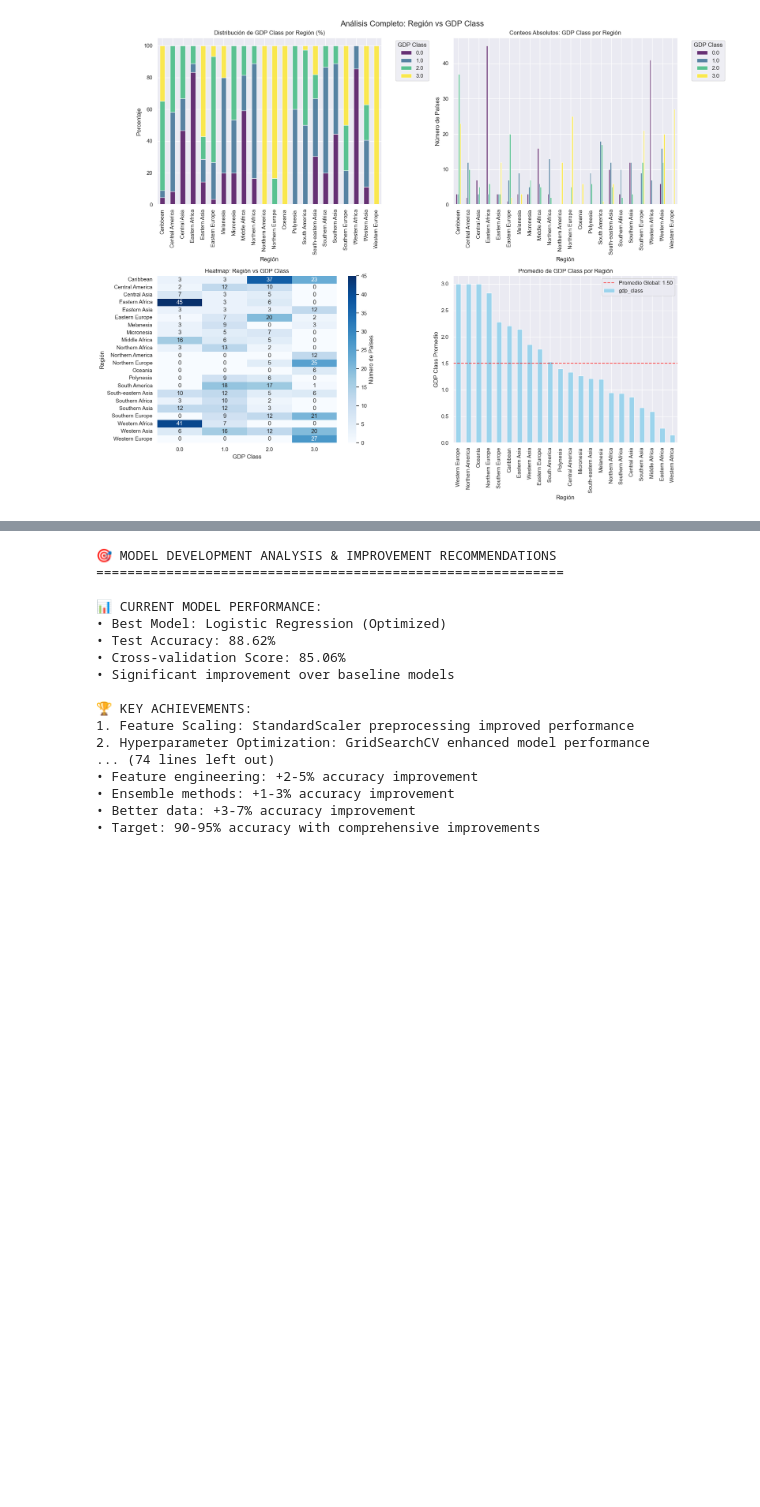
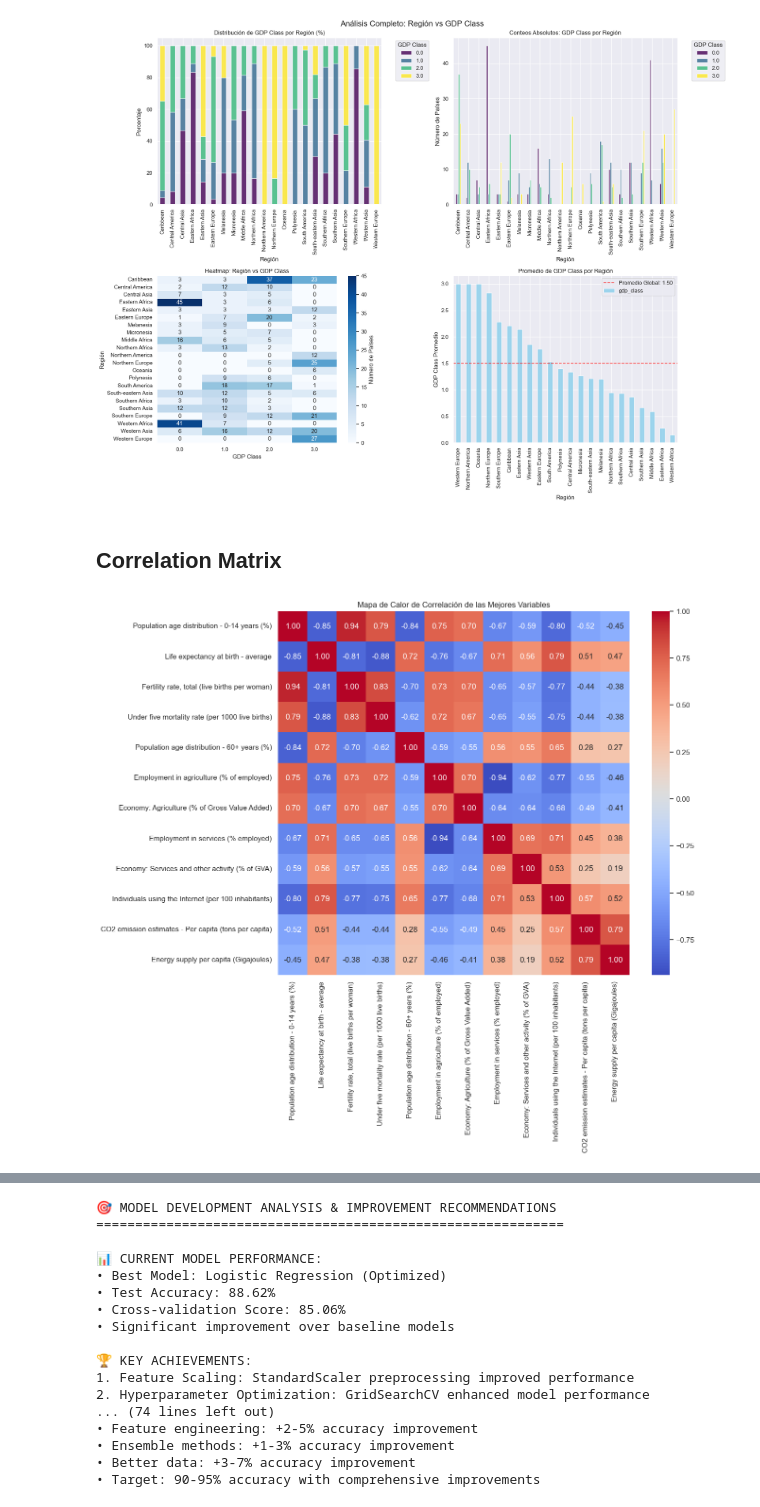
Before and after one commit to Kenji721/UN_data_Analysis, a Jupyter notebook: notebooks/4.MODEL_classification.ipynb, the cells around one changed output, grey strips where cells are left out. Drawn from its saved outputs; the diff is of its cells as text; code cells hidden in the pictures; blank space fills up the shorter version.

```diff
--- a/notebooks/4.MODEL_classification.ipynb
+++ b/notebooks/4.MODEL_classification.ipynb
@@ -633,3 +584,33 @@ Eastern Europe        30
 Western Europe        27
 Name: count, dtype: int64
 [figure]
+# %% [markdown]
+## Correlation Matrix
+# %%
+top_features = [
+#Social Indicators
+"Population age distribution - 0-14 years (%)",
+"Life expectancy at birth - average",
+"Fertility rate, total (live births per woman)",
+"Under five mortality rate (per 1000 live births)",
+"Population age distribution - 60+ years (%)",
+#Economic Indicators
+"Employment in agriculture (% of employed)",
+"Economy: Agriculture (% of Gross Value Added)",
+"Employment in services (% employed)",
+"Economy: Services and other activity (% of GVA)",
+#Env-Infra Indicators
+"Individuals using the Internet (per 100 inhabitants)",
+"CO2 emission estimates - Per capita (tons per capita)",
+"Energy supply per capita (Gigajoules)",
+]
+
+correlation_matrix = df[top_features].corr()
+
+# 3. Visualízala con un mapa de calor
+plt.figure(figsize=(12, 10))
+sns.heatmap(correlation_matrix, annot=True, cmap='coolwarm', fmt='.2f')
+plt.title('Mapa de Calor de Correlación de las Mejores Variables')
+plt.show()
+# %% [output]
+[figure, added]
```
Also changed, not shown: parts of 34 cells of this notebook.
